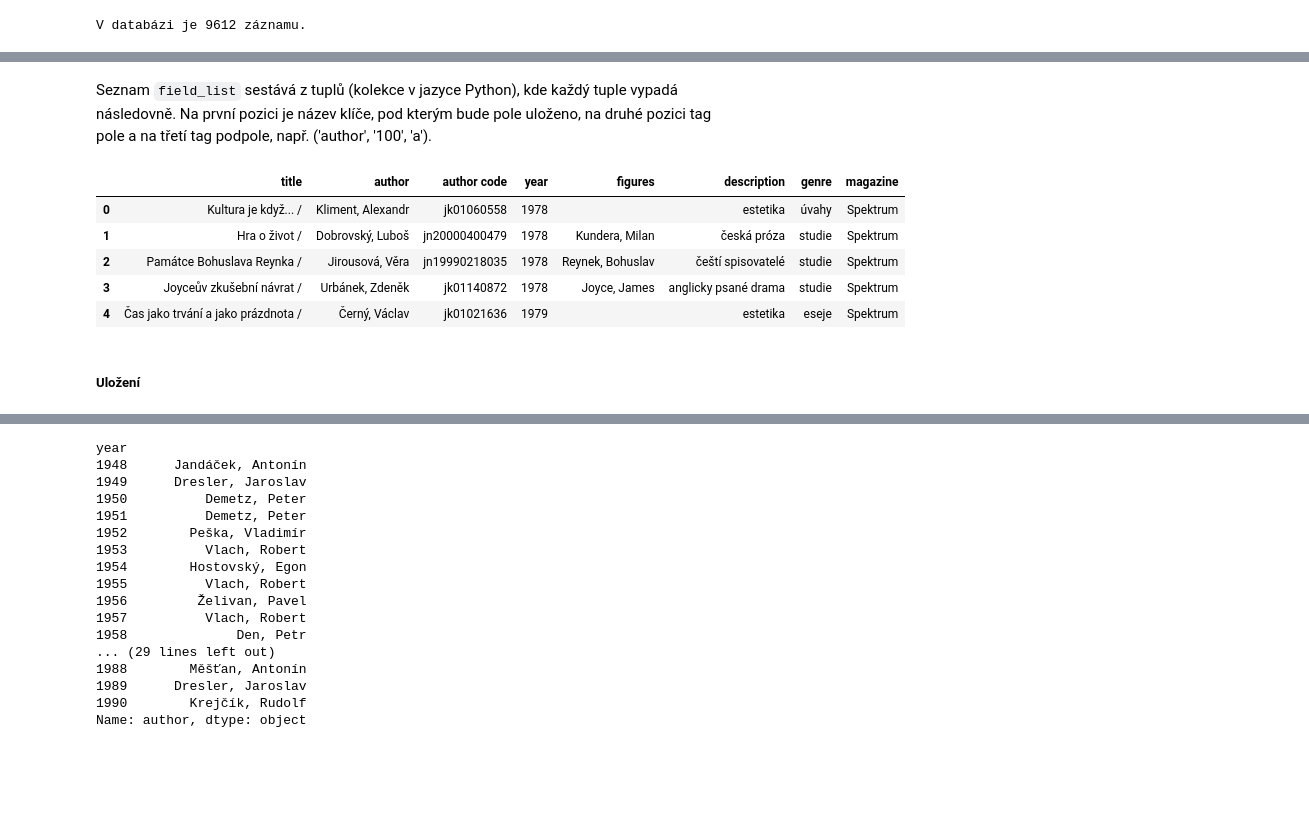
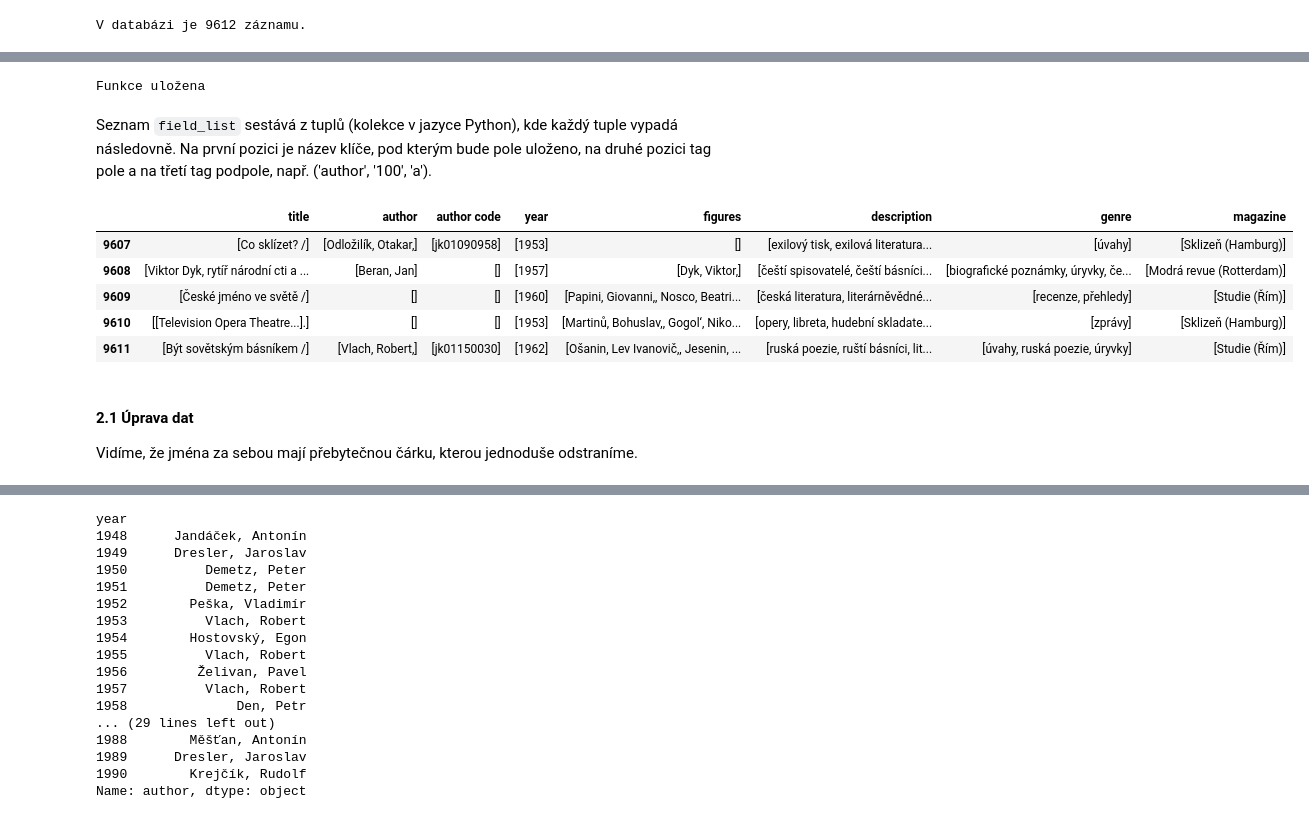
Before and after one commit to panuscha/DH-data-process, a Jupyter notebook: explore_data.ipynb, the cells around one changed output, grey strips where cells are left out. Saved outputs shown, nothing was run; the diff lists cells and outputs as text; code cells hidden in the pictures; blank space fills up the shorter version.

```diff
--- a/explore_data.ipynb
+++ b/explore_data.ipynb
@@ -188,6 +198,10 @@ def save_to_dict(record, dict, field_list):
             print("964 Field: " + str(record.get_fields('964')))
             print("LDR: " + str(record.leader))
     return dict
+
+print("Funkce uložena")
+# %% [output]
+Funkce uložena
 # %% [markdown]
 Seznam `field_list` sestává z tuplů (kolekce v jazyce Python), kde každý tuple vypadá následovně. Na první pozici je název klíče, pod kterým bude pole uloženo, na druhé pozici tag pole a na třetí tag podpole, např. ('author', '100', 'a').
 # %%
@@ -223,11 +229,14 @@ for column in df.columns:
-# %%
-df.head()
-# %% [output]
-|  | title | author | author code | year | figures | description | genre | magazine |
-| 0 | Kultura je když... / | Kliment, Alexandr | jk01060558 | 1978 |  | estetika | úvahy | Spektrum |
-| 1 | Hra o život / | Dobrovský, Luboš | jn20000400479 | 1978 | Kundera, Milan | česká próza | studie | Spektrum |
-| 2 | Památce Bohuslava Reynka / | Jirousová, Věra | jn19990218035 | 1978 | Reynek, Bohuslav | čeští spisovatelé | studie | Spektrum |
-| 3 | Joyceův zkušební návrat / | Urbánek, Zdeněk | jk01140872 | 1978 | Joyce, James | anglicky psané drama | studie | Spektrum |
-| 4 | Čas jako trvání a jako prázdnota / | Černý, Václav | jk01021636 | 1979 |  | estetika | eseje | Spektrum |
-# %% [markdown]
-##### Uložení
+# %%
+# Vypise poslednich 5 zaznamu v DataFramu
+df.tail()
+# %% [output]
+|  | title | author | author code | year | figures | description | genre | magazine |
+| 9607 | [Co sklízet? /] | [Odložilík, Otakar,] | [jk01090958] | [1953] | [] | [exilový tisk, exilová literatura... | [úvahy] | [Sklizeň (Hamburg)] |
+| 9608 | [Viktor Dyk, rytíř národní cti a ... | [Beran, Jan] | [] | [1957] | [Dyk, Viktor,] | [čeští spisovatelé, čeští básníci... | [biografické poznámky, úryvky, če... | [Modrá revue (Rotterdam)] |
+| 9609 | [České jméno ve světě /] | [] | [] | [1960] | [Papini, Giovanni,, Nosco, Beatri... | [česká literatura, literárněvědné... | [recenze, přehledy] | [Studie (Řím)] |
+| 9610 | [[Television Opera Theatre...].] | [] | [] | [1953] | [Martinů, Bohuslav,, Gogol‘, Niko... | [opery, libreta, hudební skladate... | [zprávy] | [Sklizeň (Hamburg)] |
+| 9611 | [Být sovětským básníkem /] | [Vlach, Robert,] | [jk01150030] | [1962] | [Ošanin, Lev Ivanovič,, Jesenin, ... | [ruská poezie, ruští básníci, lit... | [úvahy, ruská poezie, úryvky] | [Studie (Řím)] |
+# %% [markdown]
+#### 2.1 Úprava dat
+
+Vidíme, že jména za sebou mají přebytečnou čárku, kterou jednoduše odstraníme.
```
Also changed, not shown: parts of 26 cells of this notebook, 3 other files.
